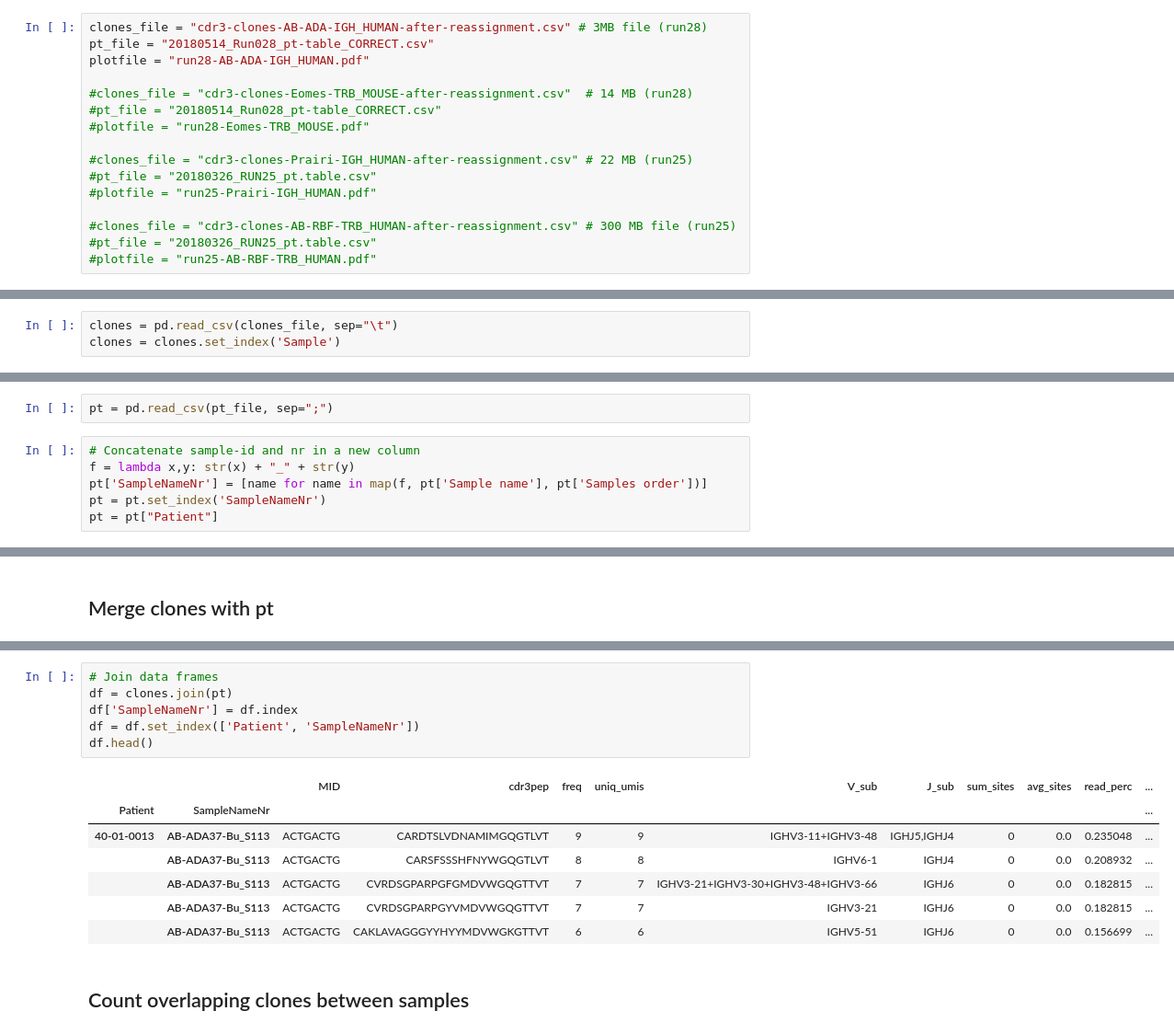
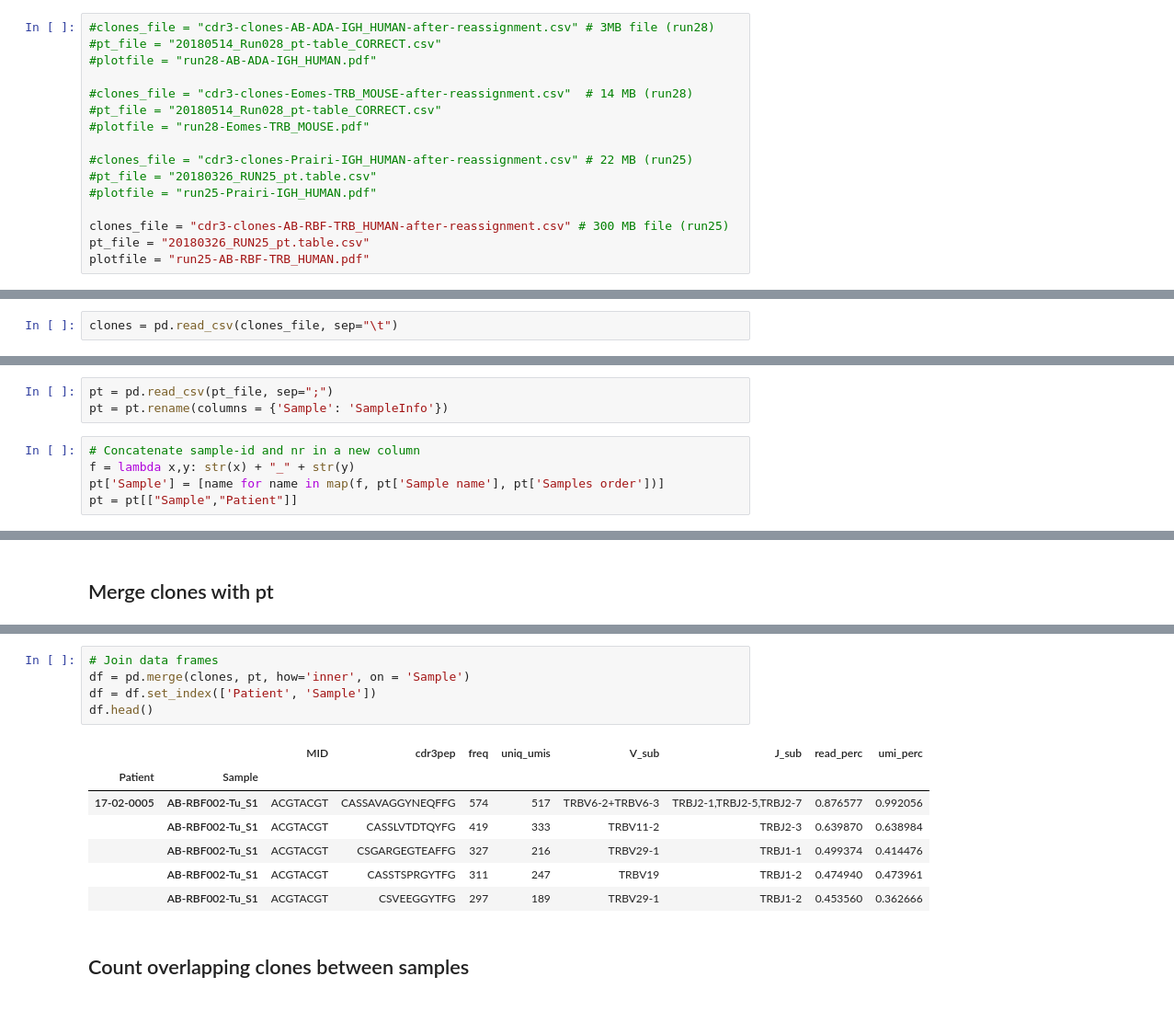
Before and after one commit to EDS-Bioinformatics-Laboratory/reseda, a Jupyter notebook: PLOT-clone-overlap/pandas-compare-clones.ipynb, the cells around one changed output, grey strips where cells are left out. Shown at 92% size. Drawn from its saved outputs; the diff is of its cells as text.

```diff
--- a/PLOT-clone-overlap/pandas-compare-clones.ipynb
+++ b/PLOT-clone-overlap/pandas-compare-clones.ipynb
@@ -8,9 +8,9 @@ import matplotlib.colors as colors
 # %% [markdown]
 ## Input data
 # %%
-clones_file = "cdr3-clones-AB-ADA-IGH_HUMAN-after-reassignment.csv" # 3MB file (run28)
-pt_file = "20180514_Run028_pt-table_CORRECT.csv"
-plotfile = "run28-AB-ADA-IGH_HUMAN.pdf"
+#clones_file = "cdr3-clones-AB-ADA-IGH_HUMAN-after-reassignment.csv" # 3MB file (run28)
+#pt_file = "20180514_Run028_pt-table_CORRECT.csv"
+#plotfile = "run28-AB-ADA-IGH_HUMAN.pdf"
 
 #clones_file = "cdr3-clones-Eomes-TRB_MOUSE-after-reassignment.csv"  # 14 MB (run28)
 #pt_file = "20180514_Run028_pt-table_CORRECT.csv"
@@ -20,14 +20,13 @@ plotfile = "run28-AB-ADA-IGH_HUMAN.pdf"
 #pt_file = "20180326_RUN25_pt.table.csv"
 #plotfile = "run25-Prairi-IGH_HUMAN.pdf"
 
-#clones_file = "cdr3-clones-AB-RBF-TRB_HUMAN-after-reassignment.csv" # 300 MB file (run25)
-#pt_file = "20180326_RUN25_pt.table.csv"
-#plotfile = "run25-AB-RBF-TRB_HUMAN.pdf"
+clones_file = "cdr3-clones-AB-RBF-TRB_HUMAN-after-reassignment.csv" # 300 MB file (run25)
+pt_file = "20180326_RUN25_pt.table.csv"
+plotfile = "run25-AB-RBF-TRB_HUMAN.pdf"
 # %% [markdown]
 ## Import clonesdata
 # %%
 clones = pd.read_csv(clones_file, sep="\t")
-clones = clones.set_index('Sample')
 # %%
 clones.head()
 # %% [output]
@@ -42,12 +40,12 @@ clones.head()
 ## Import patient table
 # %%
 pt = pd.read_csv(pt_file, sep=";")
+pt = pt.rename(columns = {'Sample': 'SampleInfo'})
 # %%
 # Concatenate sample-id and nr in a new column
 f = lambda x,y: str(x) + "_" + str(y)
-pt['SampleNameNr'] = [name for name in map(f, pt['Sample name'], pt['Samples order'])]
-pt = pt.set_index('SampleNameNr')
-pt = pt["Patient"]
+pt['Sample'] = [name for name in map(f, pt['Sample name'], pt['Samples order'])]
+pt = pt[["Sample","Patient"]]
 # %%
 pt.head()
 # %% [output]
@@ -70,17 +60,16 @@ Index(['BMC101-1-BuH_S1', 'BMC101-2-BuH_S2', 'BMC102-1-BuH_S3',
 # %%
 # Join data frames
-df = clones.join(pt)
-df['SampleNameNr'] = df.index
-df = df.set_index(['Patient', 'SampleNameNr'])
+df = pd.merge(clones, pt, how='inner', on = 'Sample')
+df = df.set_index(['Patient', 'Sample'])
 df.head()
 # %% [output]
-|  |  | MID | cdr3pep | freq | uniq_umis | V_sub | J_sub | sum_sites | avg_sites | read_perc | ... |
-| Patient | SampleNameNr |  |  |  |  |  |  |  |  |  | ... |
-| 40-01-0013 | AB-ADA37-Bu_S113 | ACTGACTG | CARDTSLVDNAMIMGQGTLVT | 9 | 9 | IGHV3-11+IGHV3-48 | IGHJ5,IGHJ4 | 0 | 0.0 | 0.235048 | ... |
-|  | AB-ADA37-Bu_S113 | ACTGACTG | CARSFSSSHFNYWGQGTLVT | 8 | 8 | IGHV6-1 | IGHJ4 | 0 | 0.0 | 0.208932 | ... |
-|  | AB-ADA37-Bu_S113 | ACTGACTG | CVRDSGPARPGFGMDVWGQGTTVT | 7 | 7 | IGHV3-21+IGHV3-30+IGHV3-48+IGHV3-66 | IGHJ6 | 0 | 0.0 | 0.182815 | ... |
-|  | AB-ADA37-Bu_S113 | ACTGACTG | CVRDSGPARPGYVMDVWGQGTTVT | 7 | 7 | IGHV3-21 | IGHJ6 | 0 | 0.0 | 0.182815 | ... |
-|  | AB-ADA37-Bu_S113 | ACTGACTG | CAKLAVAGGGYYHYYMDVWGKGTTVT | 6 | 6 | IGHV5-51 | IGHJ6 | 0 | 0.0 | 0.156699 | ... |
+|  |  | MID | cdr3pep | freq | uniq_umis | V_sub | J_sub | read_perc | umi_perc |
+| Patient | Sample |  |  |  |  |  |  |  |  |
+| 17-02-0005 | AB-RBF002-Tu_S1 | ACGTACGT | CASSAVAGGYNEQFFG | 574 | 517 | TRBV6-2+TRBV6-3 | TRBJ2-1,TRBJ2-5,TRBJ2-7 | 0.876577 | 0.992056 |
+|  | AB-RBF002-Tu_S1 | ACGTACGT | CASSLVTDTQYFG | 419 | 333 | TRBV11-2 | TRBJ2-3 | 0.639870 | 0.638984 |
+|  | AB-RBF002-Tu_S1 | ACGTACGT | CSGARGEGTEAFFG | 327 | 216 | TRBV29-1 | TRBJ1-1 | 0.499374 | 0.414476 |
+|  | AB-RBF002-Tu_S1 | ACGTACGT | CASSTSPRGYTFG | 311 | 247 | TRBV19 | TRBJ1-2 | 0.474940 | 0.473961 |
+|  | AB-RBF002-Tu_S1 | ACGTACGT | CSVEEGGYTFG | 297 | 189 | TRBV29-1 | TRBJ1-2 | 0.453560 | 0.362666 |
 # %% [markdown]
 ## Count overlapping clones between samples
 # %%
```
Also changed, not shown: parts of 12 cells of this notebook.
